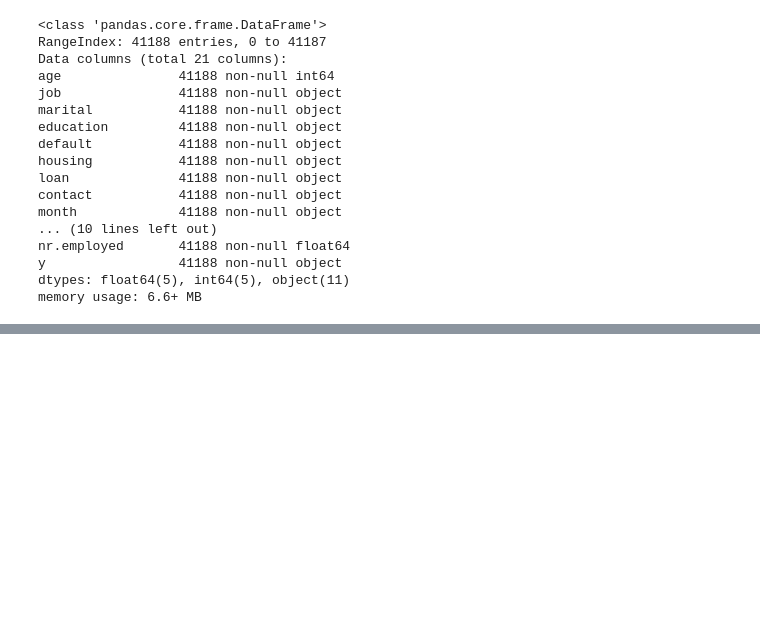
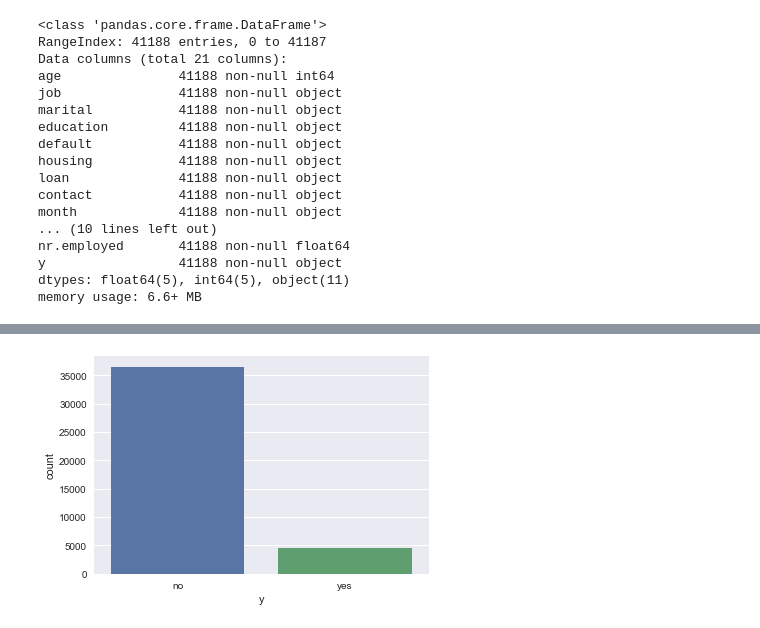
Before and after one commit to leighirving/bank-marketing, a Jupyter notebook: campaign-classification.ipynb, the cells around one changed output, grey strips where cells are left out. Cells and saved outputs as stored; diff of their text form; code cells hidden in the pictures; blank space fills up the shorter version.

```diff
--- a/campaign-classification.ipynb
+++ b/campaign-classification.ipynb
@@ -68,3 +69,8 @@ data.describe()
 | 50% | 38.00000 | 180.000000 | 2.000000 | 999.000000 | 0.000000 | 1.100000 | 93.749000 | -41.800000 | ... |
 | 75% | 47.00000 | 319.000000 | 3.000000 | 999.000000 | 0.000000 | 1.400000 | 93.994000 | -36.400000 | ... |
 | max | 98.00000 | 4918.000000 | 56.000000 | 999.000000 | 7.000000 | 1.400000 | 94.767000 | -26.900000 | ... |
+# %%
+sns.set()
+sns.countplot(data['y']);
+# %% [output]
+[figure, added]
```
Also changed, not shown: parts of 9 cells of this notebook.
